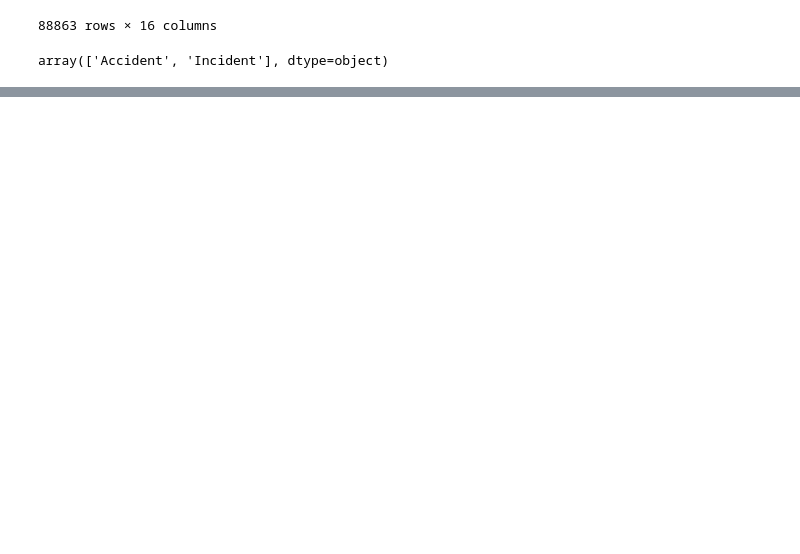
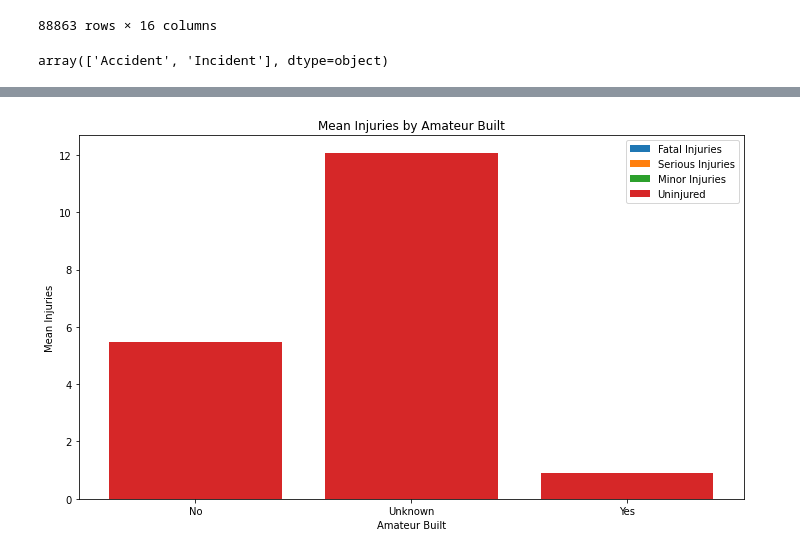
Before and after one commit to nyange21/dsc-phase-1-project-v3, a Jupyter notebook: student.ipynb, the cells around one changed output, grey strips where cells are left out. Saved outputs shown, nothing was run; the diff lists cells and outputs as text; code cells hidden in the pictures; blank space fills up the shorter version.

Commit message:
Done with Data Visualization and Recomendation

```diff
--- a/student.ipynb
+++ b/student.ipynb
@@ -300,3 +319,7 @@ df
 df['Investigation.Type'].unique()
 # %% [output]
 array(['Accident', 'Incident'], dtype=object)
+# %%
+# Dropping duplicates in Accident.Number column
+df=df.drop_duplicates('Accident.Number')
+df
@@ -302,0 +420,4 @@ array(['Accident', 'Incident'], dtype=object)
+# %%
+# Replacing unk and UNK TO UNKNOWN
+df['Weather.Condition'].replace('UNK','Unknown', inplace = True)
+df['Weather.Condition'].replace('Unk','Unknown', inplace = True)
@@ -302,0 +453,8 @@ array(['Accident', 'Incident'], dtype=object)
+# %%
+Amateur_group = df.groupby('Amateur.Built').agg({
+    'Total.Fatal.Injuries': 'mean',
+    'Total.Serious.Injuries': 'mean',
+    'Total.Minor.Injuries': 'mean',
+    'Total.Uninjured': 'mean'
+}).reset_index()
+model_group
@@ -302,0 +475,20 @@ array(['Accident', 'Incident'], dtype=object)
+# %%
+# Plotting a bar graph to understand wether Amature built aircrafts should be considered for purchase
+
+fig, ax = plt.subplots(figsize=(10, 6))
+
+ax.bar(Amateur_group['Amateur.Built'], Amateur_group['Total.Fatal.Injuries'], label='Fatal Injuries')
+ax.bar(Amateur_group['Amateur.Built'], Amateur_group['Total.Serious.Injuries'], label='Serious Injuries')
+ax.bar(Amateur_group['Amateur.Built'], Amateur_group['Total.Minor.Injuries'], label='Minor Injuries')
+ax.bar(Amateur_group['Amateur.Built'], Amateur_group['Total.Uninjured'], label='Uninjured')
+
+ax.set_title('Mean Injuries by Amateur Built')
+ax.set_xlabel('Amateur Built')
+ax.set_ylabel('Mean Injuries')
+
+ax.legend()
+plt.tight_layout()
+
+plt.show()
+# %% [output]
+[figure, added]
```
Also changed, not shown: parts of 24 cells of this notebook, 1 other file.
